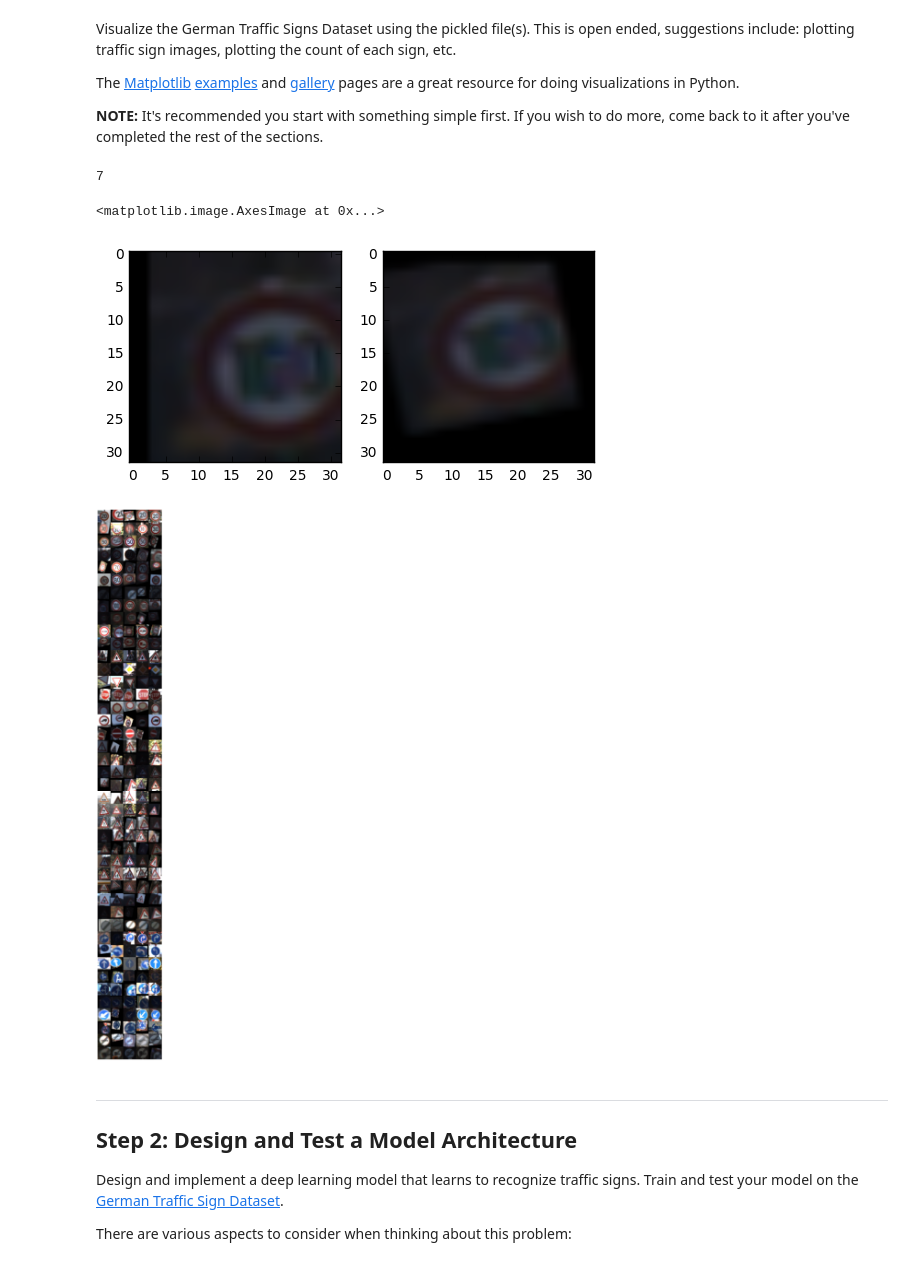
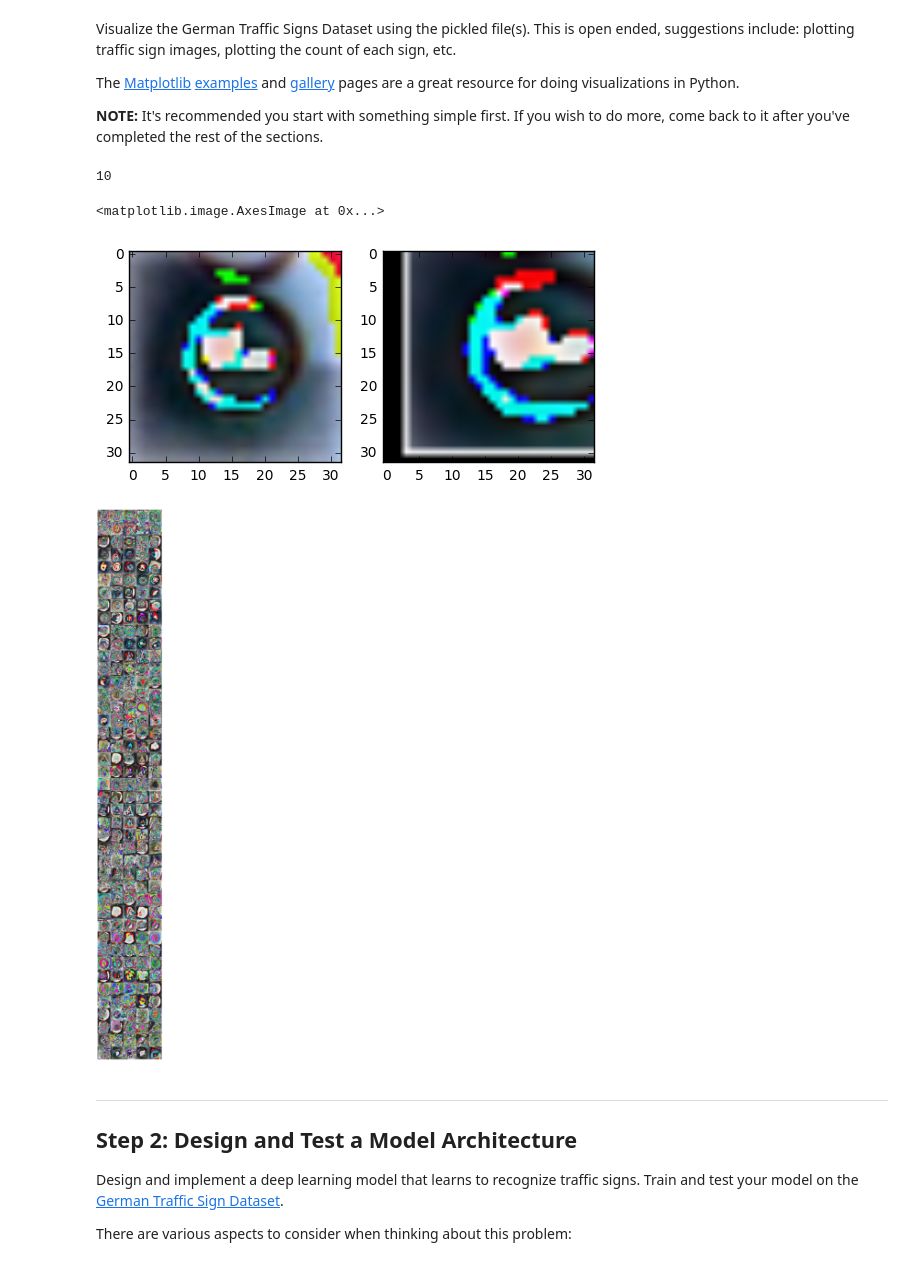
Before and after one commit to haribalan/CarND-Traffic-Sign-Classifier-Project, a Jupyter notebook: Traffic_Sign_Classifier.ipynb, the cells around one changed output. Saved outputs shown, nothing was run; the diff lists cells and outputs as text; code cells hidden in the pictures.

```diff
--- a/Traffic_Sign_Classifier.ipynb
+++ b/Traffic_Sign_Classifier.ipynb
@@ -49,7 +49,7 @@ def generate_training_data(img_array,label_array,gen_count):
     label_set=[]
     for i in range(gen_count):
         index = np.random.randint(1,len(img_array))
-        t_img = generate_img(img_array[index],10,10,10)
+        t_img = generate_img(img_array[index],20,10,5)
         new_train_set.append(t_img)
         label_set.append(label_array[index])
     new_train_set = np.array(new_train_set).reshape((-1,32,32,3))
@@ -110,14 +110,14 @@ def to_gray(img_array):
 
 img_depth = 3  # 1 for gray , 3 for rgb
 # %%
-# X_train = X_train - np.mean(X_train, axis = 0) # zero-center
-# X_train = X_train/np.std(X_train, axis = 0) # normalize
+X_train = X_train - np.mean(X_train, axis = 0) # zero-center
+X_train = X_train/np.std(X_train, axis = 0) # normalize
 
-# X_validation = X_validation - np.mean(X_validation, axis = 0) # zero-center
-# X_validation = X_validation/np.std(X_validation, axis = 0) # normalize
+X_validation = X_validation - np.mean(X_validation, axis = 0) # zero-center
+X_validation = X_validation/np.std(X_validation, axis = 0) # normalize
 
-# X_test = X_test - np.mean(X_test, axis = 0) # zero-center
-# X_test = X_test/np.std(X_test, axis = 0) # normalize
+X_test = X_test - np.mean(X_test, axis = 0) # zero-center
+X_test = X_test/np.std(X_test, axis = 0) # normalize
 # %% [markdown]
 ---
 
@@ -168,22 +168,22 @@ The [Matplotlib](http://matplotlib.org/) [examples](http://matplotlib.org/exampl
 # %%
 ### Data exploration visualization goes here.
 ### Feel free to use as many code cells as needed.
 import random
 # Visualizations will be shown in the notebook.
 %matplotlib inline
 
 index = np.random.randint(1,len(X_train))
 print(y_train[index])
 #plt.figure(figsize=(1,1))
 plt.subplot(1,2,1)
 plt.imshow(X_train[index].squeeze(),cmap='gray')
 plt.subplot(1,2,2)
-sam = generate_img(X_train[index],20,10,5)
+sam = generate_img(X_train[index],10,10,10)
 plt.imshow(sam.squeeze(),cmap='gray')
 # %% [output]
-7
+10
 <matplotlib.image.AxesImage at 0x...>
-[figure, old version]
+[figure, new version]
 # %%
 import matplotlib.gridspec as gridspec
 from tqdm import tqdm
@@ -213,7 +213,7 @@ for i in label_progress:
                 sp.set_visible(False)
 plt.show()
 # %% [output]
-[figure, old version]
+[figure, new version]
 # %% [markdown]
 ----
 
```
Also changed, not shown: parts of 7 cells of this notebook, 4 other files.
